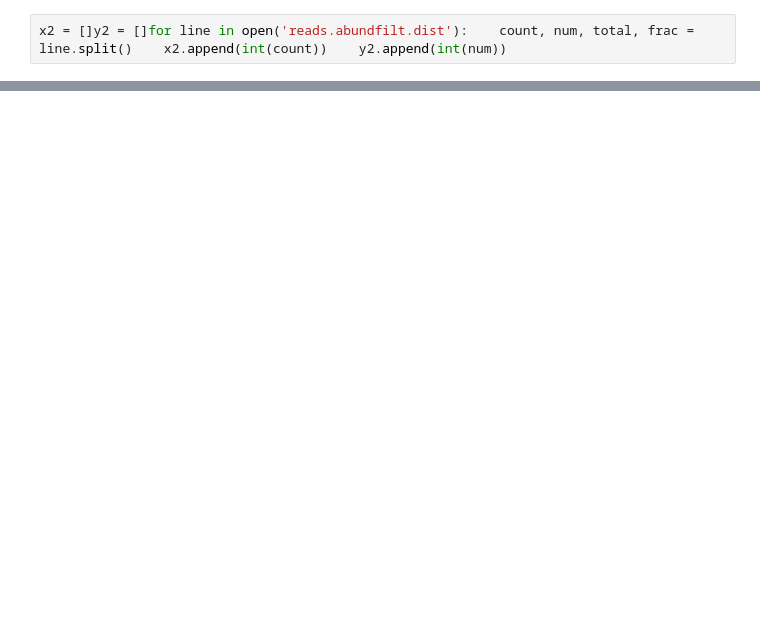
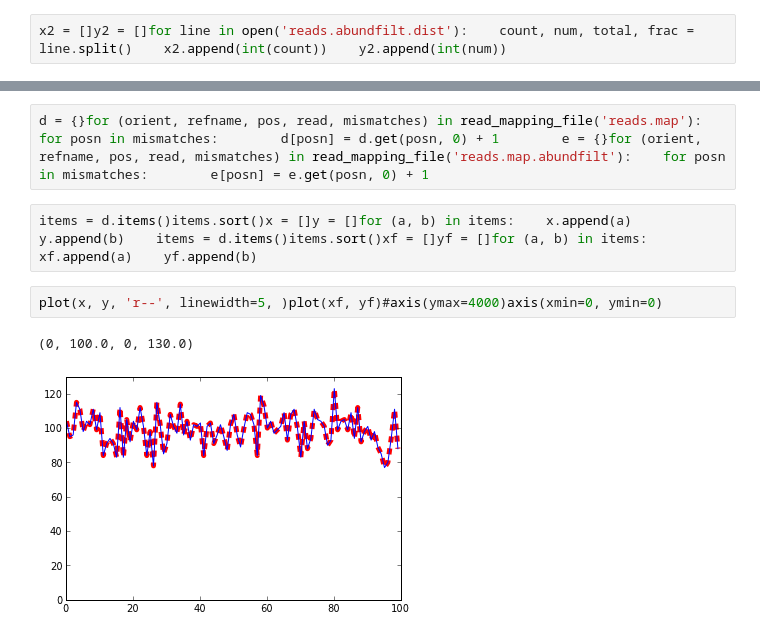
Before and after one commit to PhilWa/ngs-notebooks, a Jupyter notebook: ngs-44-kmer-distributions.ipynb, the cells around one changed output, grey strips where cells are left out. Cells and saved outputs as stored; diff of their text form; blank space fills up the shorter version.

```diff
--- a/ngs-44-kmer-distributions.ipynb
+++ b/ngs-44-kmer-distributions.ipynb
@@ -42,0 +104,9 @@ plot(x, y)plot(x2, y2)axis(ymax=500)legend(['unfiltered reads', 'filter @ 1 read
+# %%
+d = {}for (orient, refname, pos, read, mismatches) in read_mapping_file('reads.map'):    for posn in mismatches:        d[posn] = d.get(posn, 0) + 1        e = {}for (orient, refname, pos, read, mismatches) in read_mapping_file('reads.map.abundfilt'):    for posn in mismatches:        e[posn] = e.get(posn, 0) + 1
+# %%
+items = d.items()items.sort()x = []y = []for (a, b) in items:    x.append(a)    y.append(b)    items = d.items()items.sort()xf = []yf = []for (a, b) in items:    xf.append(a)    yf.append(b)
+# %%
+plot(x, y, 'r--', linewidth=5, )plot(xf, yf)#axis(ymax=4000)axis(xmin=0, ymin=0)
+# %% [output]
+(0, 100.0, 0, 130.0)
+[figure, added]
```
Also changed, not shown: parts of 41 cells of this notebook.
